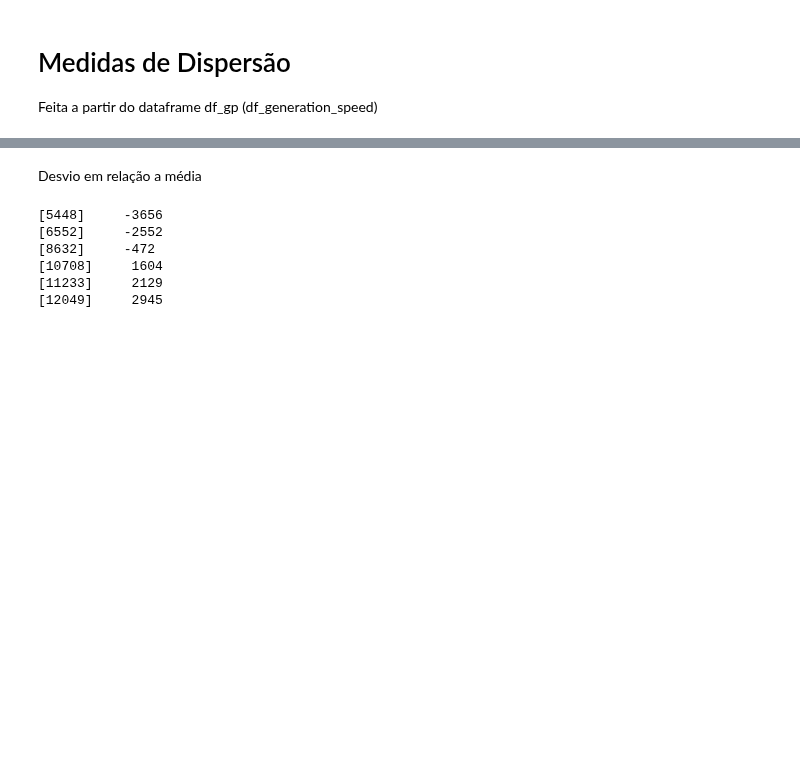
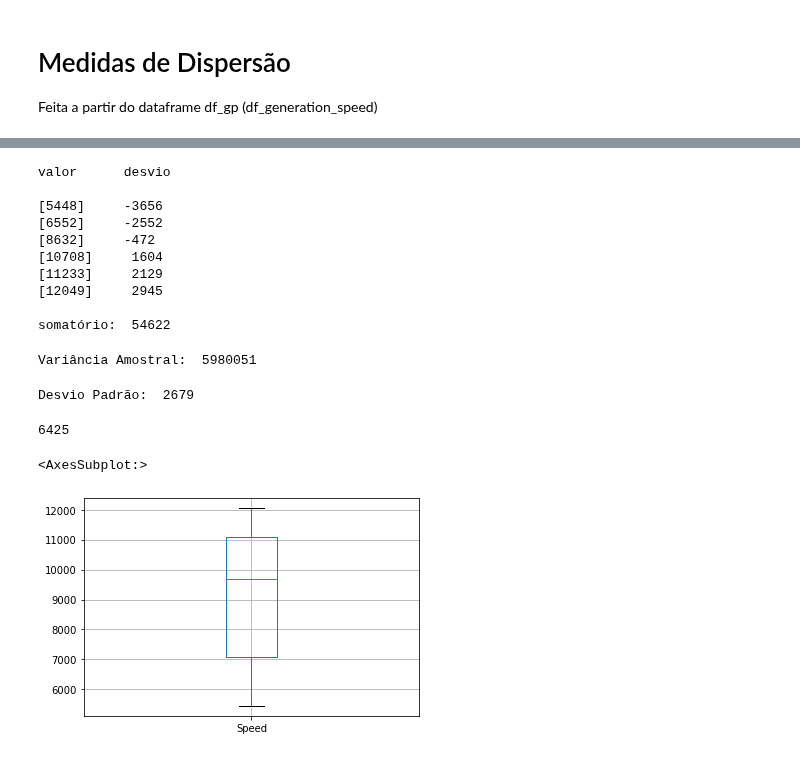
Before and after one commit to mathemaia/studies, a Jupyter notebook: Python/Jupyter/pokemon/pokemon.ipynb, the cells around one changed output, grey strips where cells are left out. Drawn from its saved outputs; the diff is of its cells as text; code cells hidden in the pictures; blank space fills up the shorter version.

```diff
--- a/Python/Jupyter/pokemon/pokemon.ipynb
+++ b/Python/Jupyter/pokemon/pokemon.ipynb
@@ -93,16 +76,43 @@ amplitude:  6601
-# %% [markdown]
-Desvio em relação a média
 # %%
 valores_speed = list(df_gp['Speed'])
 sum = 0
-
+print('valor      desvio\n')
 for i in valores_speed:
     sum = sum + i
     print(f'[{i}]    ', round(i - media))
+
+
+print('\nsomatório: ', sum)
 # %% [output]
+valor      desvio
+
 [5448]     -3656
 [6552]     -2552
 [8632]     -472
 [10708]     1604
 [11233]     2129
 [12049]     2945
+
+somatório:  54622
+# %%
+sum_pow = 0
+for i in valores_speed:
+    sum_pow = sum_pow + math.pow((i - media), 2)
+
+print('Variância Amostral: ', round(sum_pow / (len(valores_speed))))
+# %% [output]
+Variância Amostral:  5980051
+# %%
+desvio_padrao = math.sqrt(sum_pow / (len(valores_speed) - 1))
+print('Desvio Padrão: ', round(desvio_padrao))
+# %% [output]
+Desvio Padrão:  2679
+# %%
+display(round(media - desvio_padrao))
+# %% [output]
+6425
+# %%
+df_gp.boxplot()
+# %% [output]
+<AxesSubplot:>
+[figure, added]
```
Also changed, not shown: parts of 12 cells of this notebook.
